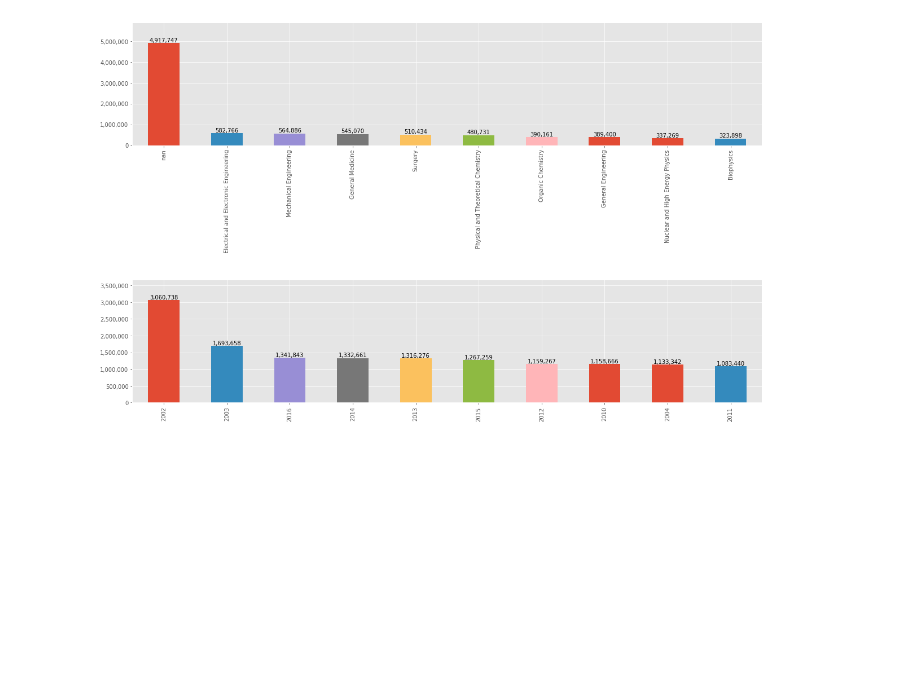
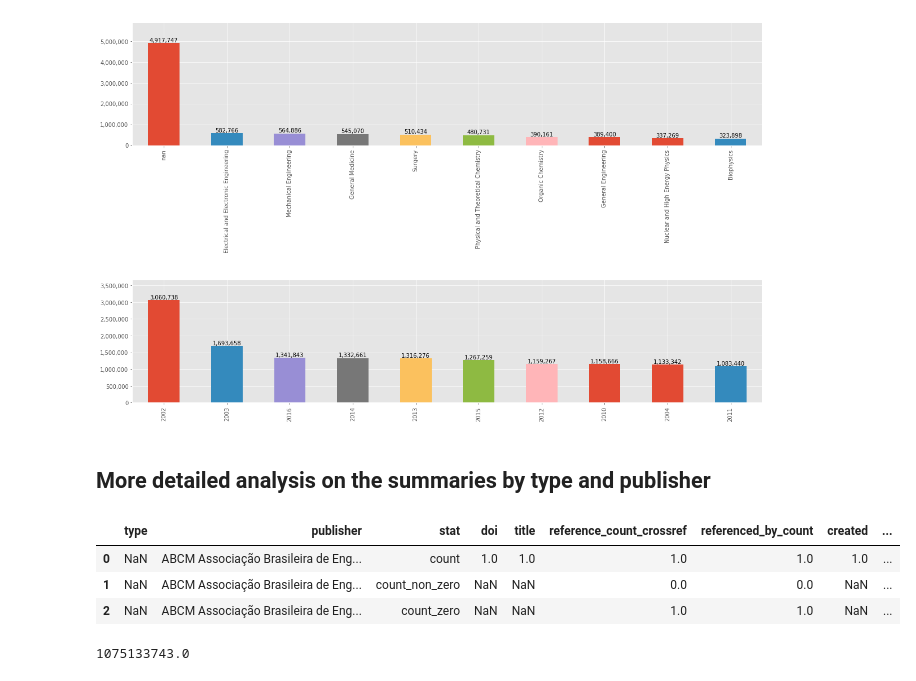
Before and after one commit to elifesciences/datacapsule-crossref, a Jupyter notebook: notebooks/citation-stats.ipynb, the cells around one changed output. Cells and saved outputs as stored; diff of their text form; code cells hidden in the pictures; blank space fills up the shorter version.

Commit message:
more detailed reference summary analysis by type and publisher

```diff
--- a/notebooks/citation-stats.ipynb
+++ b/notebooks/citation-stats.ipynb
@@ -11,6 +11,7 @@ plt.style.use('ggplot')
 # %%
 data_path = '../data'
 summary_stats_filename = 'crossref-works-summaries-stat.tsv'
+summary_by_type_and_publisher_stats_filename = 'crossref-works-summaries-by-type-and-publisher-stat.tsv.gz'
 citations_stats_filename = 'crossref-works-citations-stat.tsv'
 reference_stats_filename = 'crossref-works-reference-stat.tsv.gz'
 # %%
@@ -251,3 +254,28 @@ df_temp = (
 show_counts(df_temp['count'].head(10), figsize=(20, 4))
 # %% [output]
 [figure]
+# %% [markdown]
+## More detailed analysis on the summaries by type and publisher
+# %%
+df_summary_by_type_and_publisher = pd.read_csv(
+    os.path.join(data_path, summary_by_type_and_publisher_stats_filename), sep='\t'
+).rename(columns={
+    'reference_count': 'reference_count_crossref',
+    'num_references': 'reference_count_oa'
+})
+df_summary_by_type_and_publisher.head(3)
+# %% [output]
+|  | type | publisher | stat | doi | title | reference_count_crossref | referenced_by_count | created | ... |
+| 0 | NaN | ABCM Associação Brasileira de Eng... | count | 1.0 | 1.0 | 1.0 | 1.0 | 1.0 | ... |
+| 1 | NaN | ABCM Associação Brasileira de Eng... | count_non_zero | NaN | NaN | 0.0 | 0.0 | NaN | ... |
+| 2 | NaN | ABCM Associação Brasileira de Eng... | count_zero | NaN | NaN | 1.0 | 1.0 | NaN | ... |
+# %%
+# sanity check, the grouped summary should equal the ungrouped summary
+df_summary_by_type_and_publisher_sums = df_summary_by_type_and_publisher[
+    df_summary_by_type_and_publisher['stat'] == 'sum'
+]
+total_reference_count_according_to_crossref = df_summary_by_type_and_publisher_sums['reference_count_crossref'].sum()
+assert total_reference_count_according_to_crossref == df_summary['reference_count']['sum']
+total_reference_count_according_to_crossref
+# %% [output]
+1075133743.0
```
Also changed, not shown: parts of 7 cells of this notebook.
